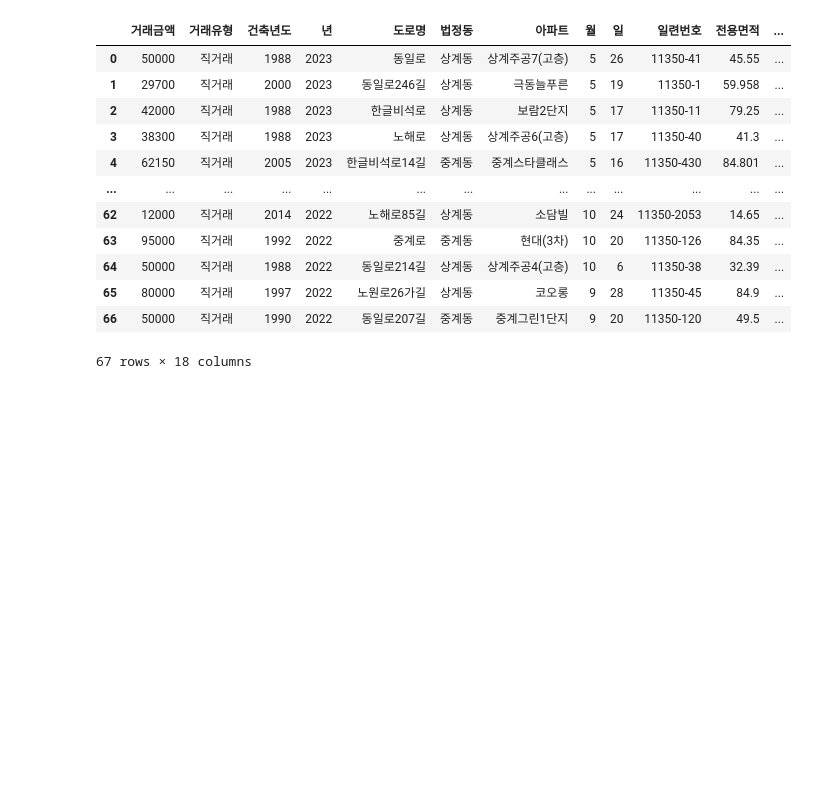
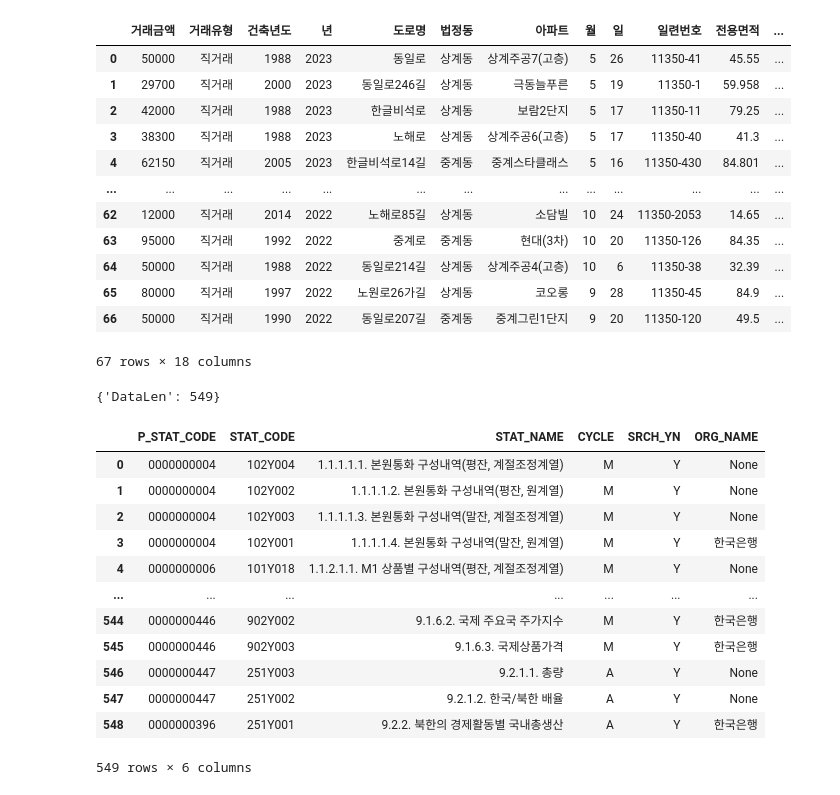
Before and after one commit to innovata/GovDataScience, a Jupyter notebook: jupyter/DataView.ipynb, the cells around one changed output. Drawn from its saved outputs; the diff is of its cells as text; code cells hidden in the pictures; blank space fills up the shorter version.

```diff
--- a/jupyter/DataView.ipynb
+++ b/jupyter/DataView.ipynb
@@ -157,3 +156,22 @@ df = datamodels.AptTradeRealContract().view()
 df
 # %%
 df.info()
+# %%
+reload_all()
+# ecos.build_StatisticTableList()
+datamodels.BOKStatisticTableList().view()
+# %% [output]
+{'DataLen': 549}
+|  | P_STAT_CODE | STAT_CODE | STAT_NAME | CYCLE | SRCH_YN | ORG_NAME |
+| 0 | 0000000004 | 102Y004 | 1.1.1.1.1. 본원통화 구성내역(평잔, 계절조정계열) | M | Y | None |
+| 1 | 0000000004 | 102Y002 | 1.1.1.1.2. 본원통화 구성내역(평잔, 원계열) | M | Y | None |
+| 2 | 0000000004 | 102Y003 | 1.1.1.1.3. 본원통화 구성내역(말잔, 계절조정계열) | M | Y | None |
+| 3 | 0000000004 | 102Y001 | 1.1.1.1.4. 본원통화 구성내역(말잔, 원계열) | M | Y | 한국은행 |
+| 4 | 0000000006 | 101Y018 | 1.1.2.1.1. M1 상품별 구성내역(평잔, 계절조정계열) | M | Y | None |
+| ... | ... | ... | ... | ... | ... | ... |
+| 544 | 0000000446 | 902Y002 | 9.1.6.2. 국제 주요국 주가지수 | M | Y | 한국은행 |
+| 545 | 0000000446 | 902Y003 | 9.1.6.3. 국제상품가격 | M | Y | 한국은행 |
+| 546 | 0000000447 | 251Y003 | 9.2.1.1. 총량 | A | Y | None |
+| 547 | 0000000447 | 251Y002 | 9.2.1.2. 한국/북한 배율 | A | Y | None |
+| 548 | 0000000396 | 251Y001 | 9.2.2. 북한의 경제활동별 국내총생산 | A | Y | 한국은행 |
+549 rows × 6 columns
```
Also changed, not shown: parts of 1 cell of this notebook, 12 other files.
